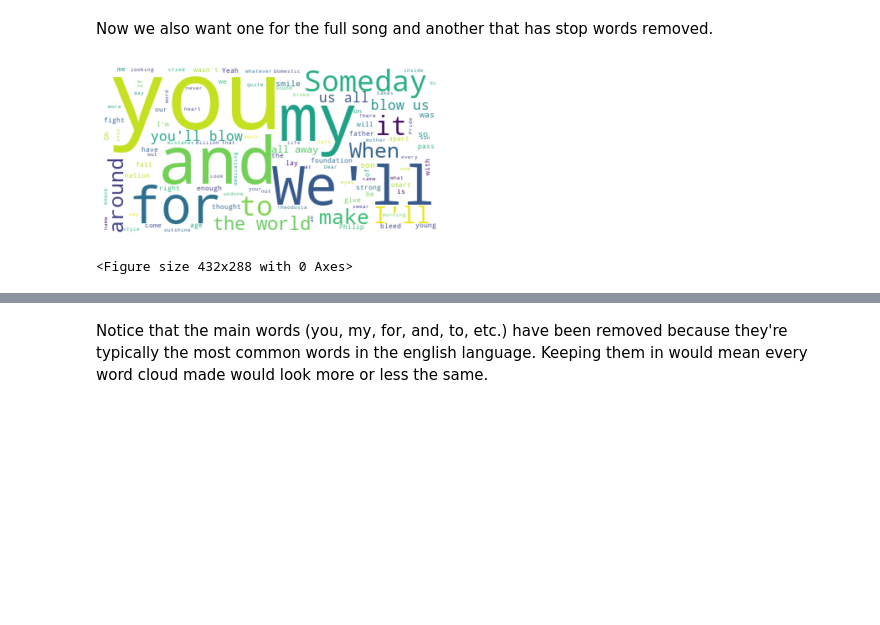
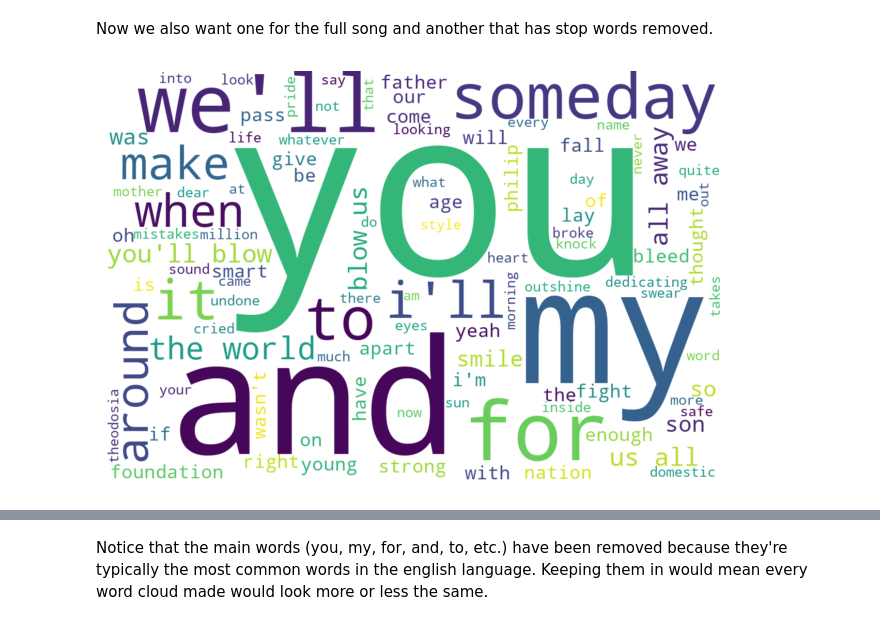
Before and after one commit to chriskok/HamiltonNLP, a Jupyter notebook: HamiltonNLP.ipynb, the cells around one changed output, grey strips where cells are left out. Cells and saved outputs as stored; diff of their text form; code cells hidden in the pictures; blank space fills up the shorter version.

Commit message:
Finally done with tfidf wordcloud

```diff
--- a/HamiltonNLP.ipynb
+++ b/HamiltonNLP.ipynb
@@ -11,6 +11,8 @@ sns.set
 # %%
 from PIL import Image
 from wordcloud import WordCloud, STOPWORDS, ImageColorGenerator
+plt.rcParams['figure.figsize'] = [8, 6]
+plt.rcParams['figure.dpi'] = 100 # 200 e.g. is really fine, but slower
 # %%
 df = pd.read_csv('ham_lyrics.csv', engine='python')
 # %%
@@ -105,15 +106,14 @@ for item in text.split(',')[1:24]:
 Now we also want one for the full song and another that has stop words removed.
 # %%
 # Full Dear Theodosia:
-text = grouped_df.loc[grouped_df['title'] == 'Dear Theodosia'].iloc[0]['lines']
+text = grouped_df.loc[grouped_df['title'] == 'Dear Theodosia'].iloc[0]['lines'].lower()
 
-wordcloud = WordCloud(stopwords = [], background_color="white").generate(text)
+wordcloud = WordCloud(stopwords = [], width=1200,height=800,background_color='white',max_words=2000).generate(text)
 plt.imshow(wordcloud, interpolation='bilinear')
 plt.axis("off")
+plt.savefig('wordclouds/dt-full.png')
 plt.show()
-plt.savefig('wordclouds/dt-full.png')
 # %% [output]
-[figure, old version]
+[figure, new version]
-<Figure size 432x288 with 0 Axes>
 # %%
 # Full Dear Theodosia with stopwords removed:
```
Also changed, not shown: parts of 9 cells of this notebook, 3 other files.
